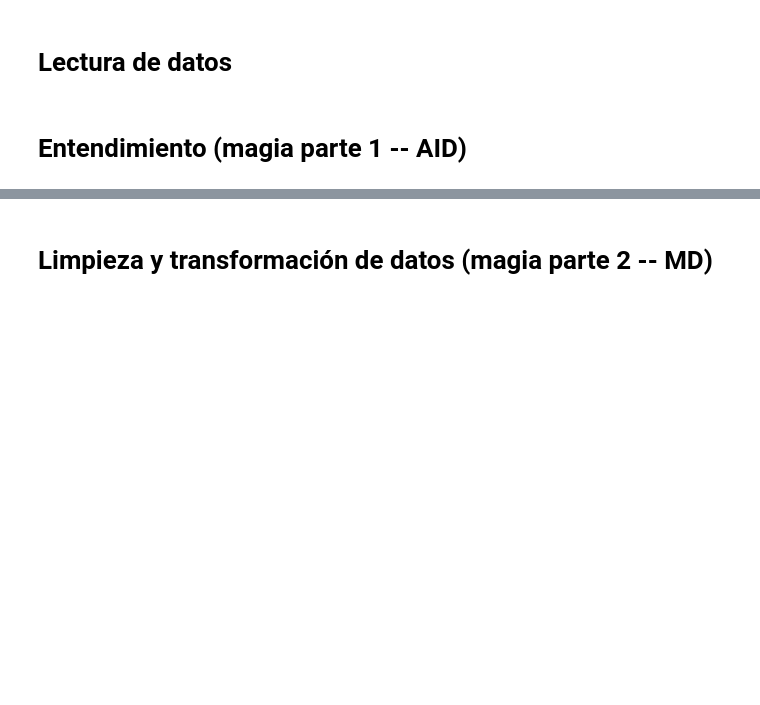
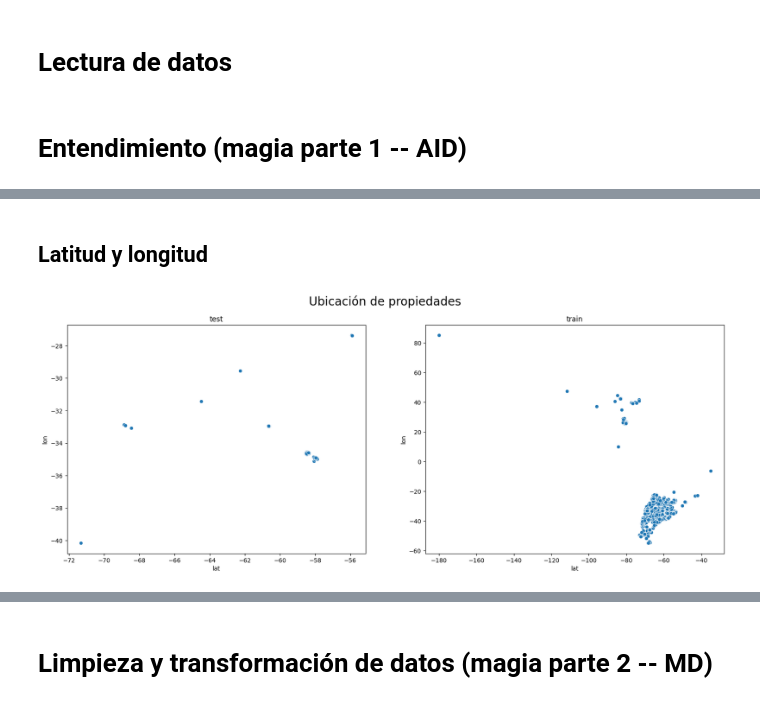
Before and after one commit to josesg998/competencia_properati, a Jupyter notebook: TP_Individual.ipynb, the cells around one changed output, grey strips where cells are left out. Saved outputs shown, nothing was run; the diff lists cells and outputs as text; code cells hidden in the pictures; blank space fills up the shorter version.

```diff
--- a/TP_Individual.ipynb
+++ b/TP_Individual.ipynb
@@ -18,8 +22,11 @@ from sklearn import metrics
 # DIR = "/content/drive/MyDrive/Data Mining Properati/"
 #df_train = pd.read_csv(DIR + "properati_entrenamiento.zip", index_col="id")
 #df_test = pd.read_csv(DIR + "properati_a_predecir.zip", index_col="id")
-df_test = pd.read_feather('bases/properati_a_predecir.ftr').set_index('id')
-df_train = pd.read_feather('bases/properati_entrenamiento.ftr').set_index('id')
+# df_test = pd.read_feather('bases/properati_a_predecir.ftr').set_index('id')
+# df_train = pd.read_feather('bases/properati_entrenamiento.ftr').set_index('id')
+
+df_test = pd.read_csv('bases/properati_a_predecir.csv').set_index('id')
+df_train = pd.read_csv('bases/properati_entrenamiento.csv').set_index('id')
 
 # df_test = pd.read_feather(DIR+'properati_a_predecir.ftr').set_index('id')
 # df_train = pd.read_feather(DIR+'properati_entrenamiento.ftr').set_index('id')
@@ -28,0 +82,9 @@ df_train = pd.read_feather('bases/properati_entrenamiento.ftr').set_index('id')
+# %% [markdown]
+## Latitud y longitud
+# %%
+fig, ax = plt.subplots(ncols=2,figsize=(20,7))
+sns.scatterplot(data=df_test,x='lat',y='lon',ax=ax[0]).set_title('test')
+sns.scatterplot(data=df_train,x='lat',y='lon',ax=ax[1]).set_title('train')
+plt.suptitle('Ubicación de propiedades',size=20);
+# %% [output]
+[figure, added]
```
Also changed, not shown: parts of 23 cells of this notebook, 1 other file.
